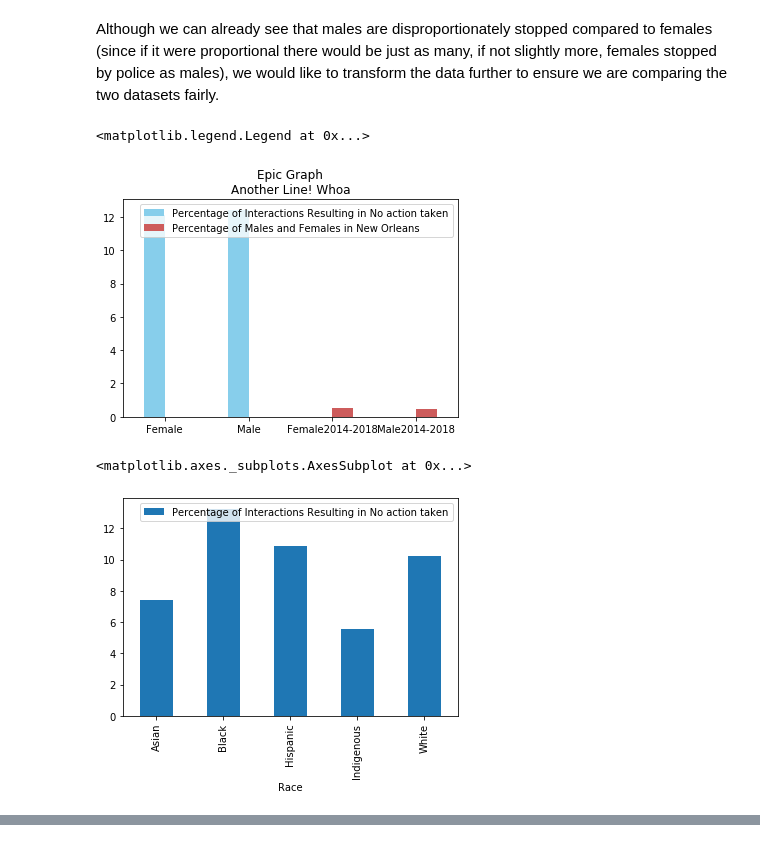
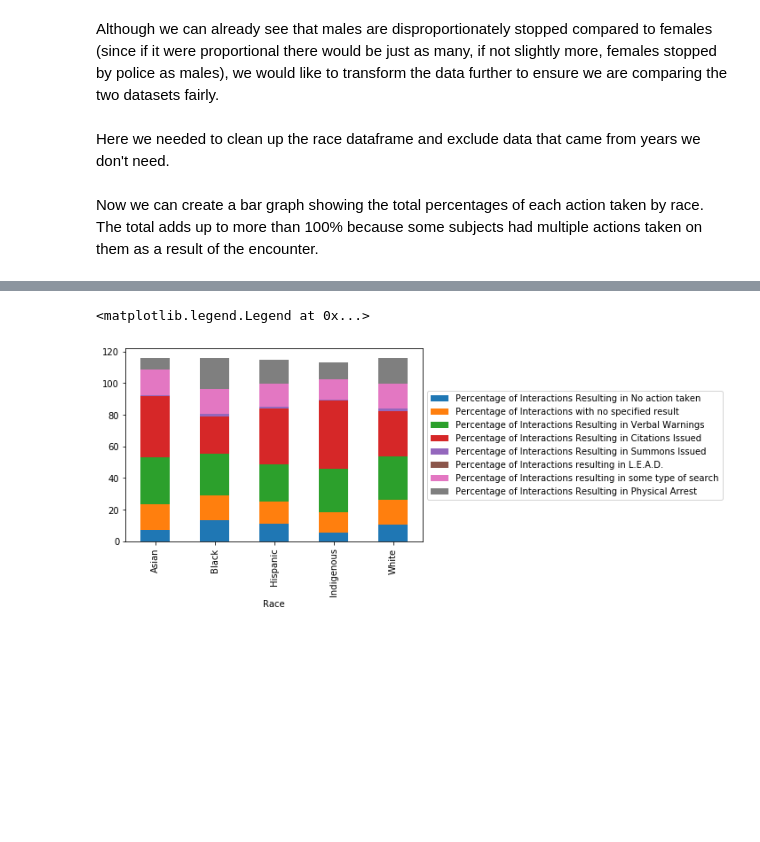
Before and after one commit to Icasas101/FinalDSTutorial, a Jupyter notebook: Final DS Tutorial.ipynb, the cells around one changed output, grey strips where cells are left out. Cells and saved outputs as stored; diff of their text form; code cells hidden in the pictures; blank space fills up the shorter version.

```diff
--- a/Final DS Tutorial.ipynb
+++ b/Final DS Tutorial.ipynb
@@ -518,7 +514,7 @@ for index, row in df.iterrows():
             citationFemale += 1
         if (row['SubjectGender'] == "MALE"):
             citationMale += 1
-        if ((row['SubjectGender'] == "Unknown")):
+        if ((row['SubjectGender'] == "UNKNOWN")):
             citationUnknown += 1
 
 citationAmerPer = (citationAmer / amerCount) * 100
@@ -565,7 +557,7 @@ for index, row in df.iterrows():
             summonsFemale += 1
         if (row['SubjectGender'] == "MALE"):
             summonsMale += 1
-        if ((row['SubjectGender'] == "Unknown")):
+        if ((row['SubjectGender'] == "UNKNOWN")):
             summonsUnknown += 1
 
 summonsAmerPer = (summonsAmer / amerCount) * 100
@@ -612,7 +600,7 @@ for index, row in df.iterrows():
             leadFemale += 1
         if (row['SubjectGender'] == "MALE"):
             leadMale += 1
-        if ((row['SubjectGender'] == "Unknown")):
+        if ((row['SubjectGender'] == "UNKNOWN")):
             leadUnknown += 1
 
 
@@ -660,7 +648,7 @@ for index, row in df.iterrows():
             searchFemale += 1
         if (row['SubjectGender'] == "MALE"):
             searchMale += 1
-        if ((row['SubjectGender'] == "Unknown")):
+        if ((row['SubjectGender'] == "UNKNOWN")):
             searchUnknown += 1
 
 
@@ -839,14 +793,9 @@ Although we can already see that males are disproportionately stopped compared t
 # %%
 import matplotlib.pyplot as plt
 new_noGenderDf = noGenderDf.drop('Unknown')
-no_actions_gender_compare = pd.concat([new_noGenderDf, NewOrleansGenders.loc['New Orleans']])
-ax = no_actions_gender_compare.plot.bar(color=["SkyBlue","IndianRed"], rot=0, title="Epic Graph\nAnother Line! Whoa")
-ax.legend(["Percentage of Interactions Resulting in No Action Taken", 'Percentage of Males and Females in New Orleans'])
+NewOrleansGenders.loc['New Orleans']
+#no_actions_gender_compare = pd.concat([new_noGenderDf, NewOrleansGenders.loc['New Orleans']])
+#ax = no_actions_gender_compare.plot.bar(color=["SkyBlue","IndianRed"], rot=0, title="Epic Graph\nAnother Line! Whoa")
+#ax.legend(["Percentage of Interactions Resulting in No Action Taken", 'Percentage of Males and Females in New Orleans'])
-# %% [output]
-<matplotlib.legend.Legend at 0x...>
-[figure, removed]
-# %%
-noRaceDf.plot.bar()
-# %% [output]
-<matplotlib.axes._subplots.AxesSubplot at 0x...>
-[figure, removed]
+# %% [markdown]
+Here we needed to clean up the race dataframe and exclude data that came from years we don't need.
@@ -852,0 +804,14 @@ noRaceDf.plot.bar()
+# %% [markdown]
+Now we can create a bar graph showing the total percentages of each action taken by race. The total adds up to more than 100% because some subjects had multiple actions taken on them as a result of the encounter.
+# %%
+comp1 = pd.merge(noRaceDf, nanRaceDf, left_index=True, right_index=True)
+comp2 = pd.merge(comp1, verbalWarningRaceDf, left_index=True, right_index=True)
+comp3 = pd.merge(comp2, citationRaceDf, left_index=True, right_index=True)
+comp4 = pd.merge(comp3, summonsRaceDf, left_index=True, right_index=True)
+comp5 = pd.merge(comp4, leadRaceDf, left_index=True, right_index=True)
+comp6 = pd.merge(comp5, searchRaceDf, left_index=True, right_index=True)
+comp7 = pd.merge(comp6, arrestRaceDf, left_index=True, right_index=True)
+
+display(comp7)
+comp7.plot.bar(stacked=True).legend(loc='center left',bbox_to_anchor=(1.0, 0.5))
+# %% [output]
@@ -852,0 +825,2 @@ noRaceDf.plot.bar()
+<matplotlib.legend.Legend at 0x...>
+[figure, added]
```
Also changed, not shown: parts of 15 cells of this notebook.
